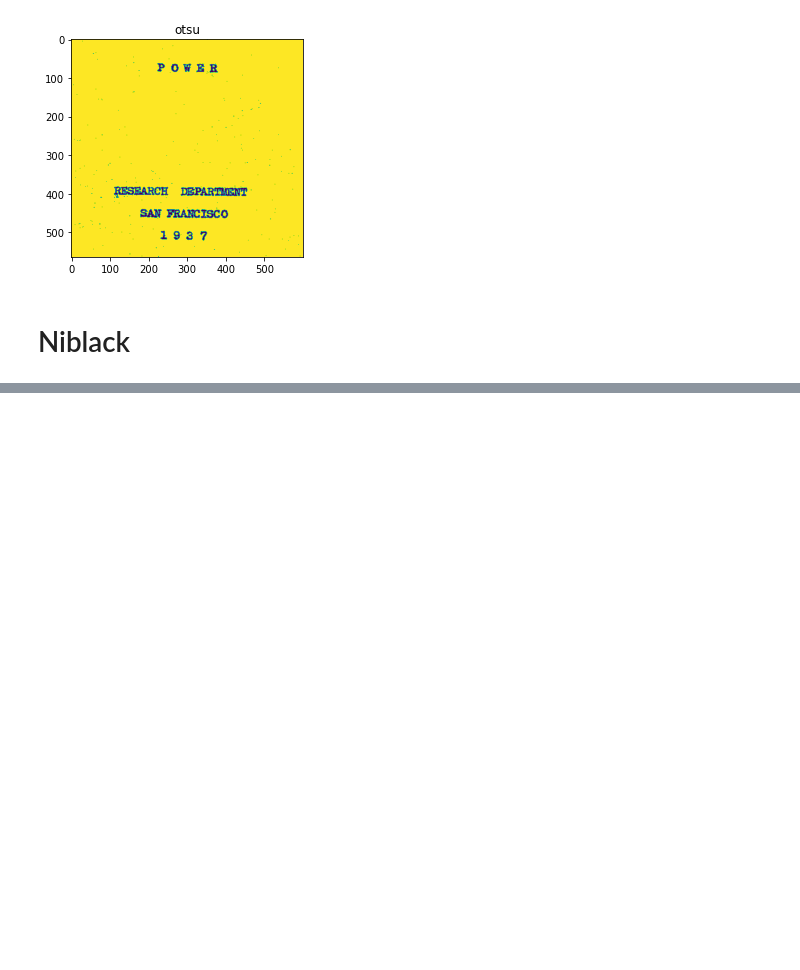
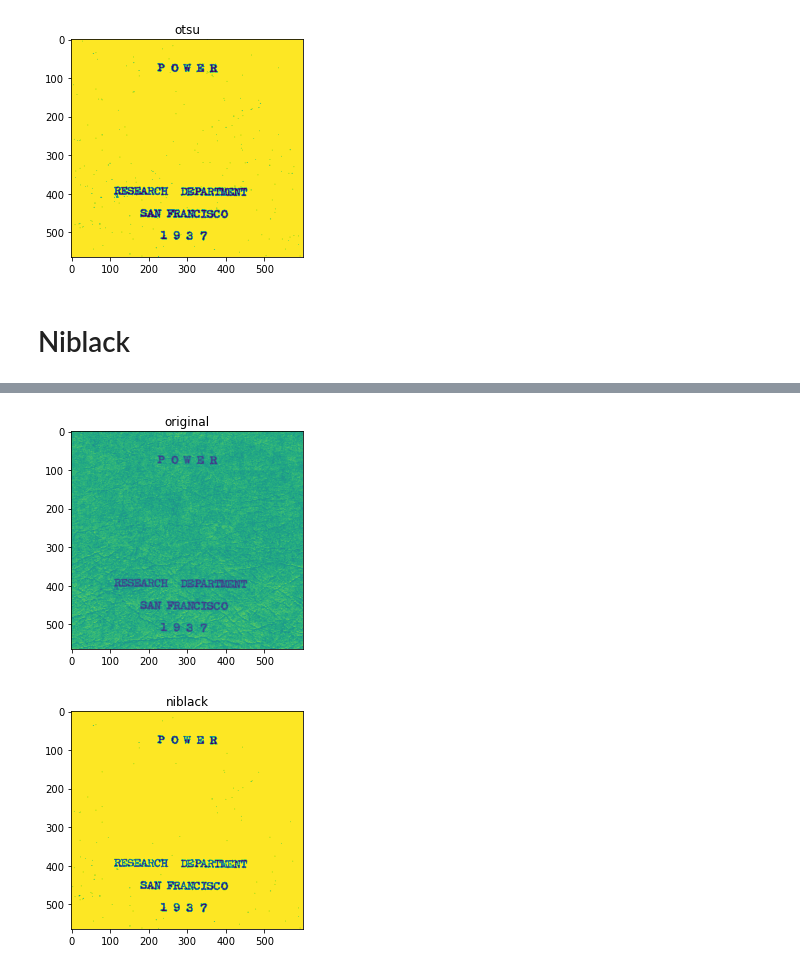
Before and after one commit to gosha20777/mipt-binarization, a Jupyter notebook: main.ipynb, the cells around one changed output, grey strips where cells are left out. Saved outputs shown, nothing was run; the diff lists cells and outputs as text; code cells hidden in the pictures; blank space fills up the shorter version.

```diff
--- a/main.ipynb
+++ b/main.ipynb
@@ -59,0 +60,8 @@ plt_display(binary, 'niblack')
+# %%
+thresh = niblack.threshold_niblack_const(img, window_size=55, k=0.01, c=30.22)
+binary = img > thresh
+plt_display(img, 'original')
+plt_display(binary, 'niblack')
+# %% [output]
+[figure, added]
+[figure, added]
```
Also changed, not shown: parts of 4 cells of this notebook, 2 other files.
